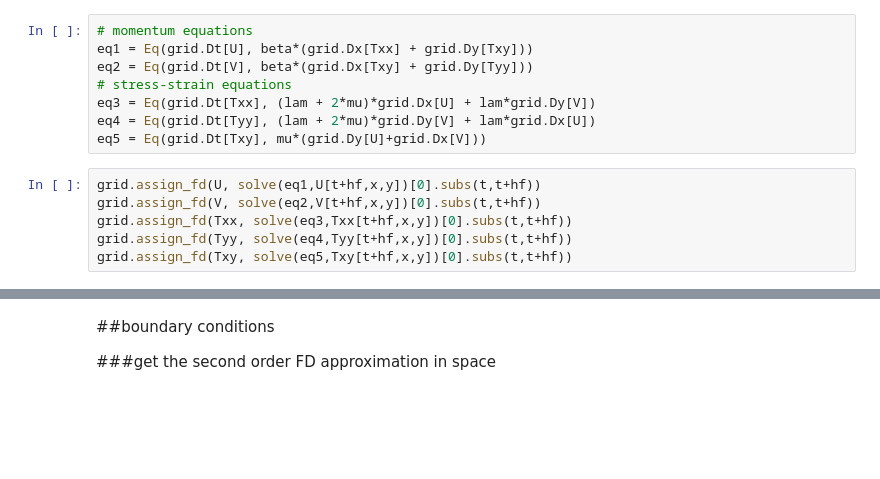
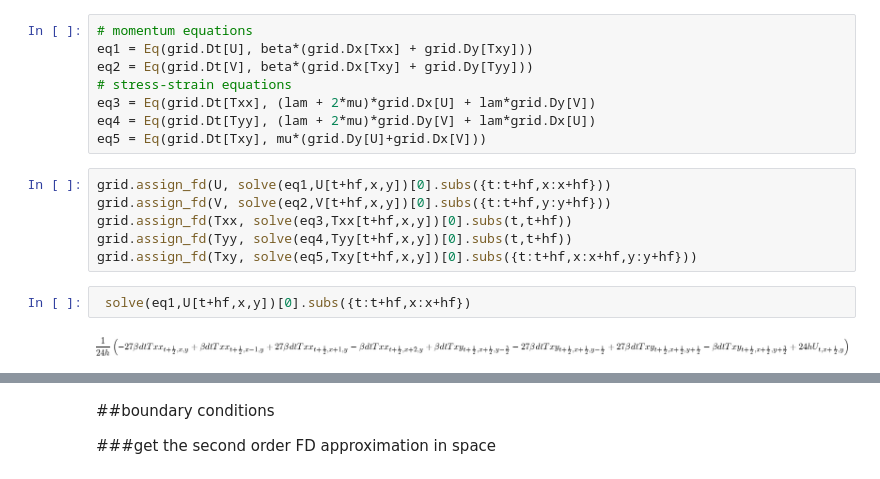
Before and after one commit to devitocodes/opesci-fd, a Jupyter notebook: codegen/refactor.ipynb, the cells around one changed output, grey strips where cells are left out. Drawn from its saved outputs; the diff is of its cells as text; blank space fills up the shorter version.

```diff
--- a/codegen/refactor.ipynb
+++ b/codegen/refactor.ipynb
@@ -76,11 +76,15 @@ eq3 = Eq(grid.Dt[Txx], (lam + 2*mu)*grid.Dx[U] + lam*grid.Dy[V])
 eq4 = Eq(grid.Dt[Tyy], (lam + 2*mu)*grid.Dy[V] + lam*grid.Dx[U])
 eq5 = Eq(grid.Dt[Txy], mu*(grid.Dy[U]+grid.Dx[V]))
 # %%
-grid.assign_fd(U, solve(eq1,U[t+hf,x,y])[0].subs(t,t+hf))
-grid.assign_fd(V, solve(eq2,V[t+hf,x,y])[0].subs(t,t+hf))
+grid.assign_fd(U, solve(eq1,U[t+hf,x,y])[0].subs({t:t+hf,x:x+hf}))
+grid.assign_fd(V, solve(eq2,V[t+hf,x,y])[0].subs({t:t+hf,y:y+hf}))
 grid.assign_fd(Txx, solve(eq3,Txx[t+hf,x,y])[0].subs(t,t+hf))
 grid.assign_fd(Tyy, solve(eq4,Tyy[t+hf,x,y])[0].subs(t,t+hf))
-grid.assign_fd(Txy, solve(eq5,Txy[t+hf,x,y])[0].subs(t,t+hf))
+grid.assign_fd(Txy, solve(eq5,Txy[t+hf,x,y])[0].subs({t:t+hf,x:x+hf,y:y+hf}))
+# %%
+ solve(eq1,U[t+hf,x,y])[0].subs({t:t+hf,x:x+hf})
+# %% [output]
+[figure, added]
 # %%
 grid.fd[U]
 # %% [output]
```
Also changed, not shown: parts of 9 cells of this notebook, 7 other files.
